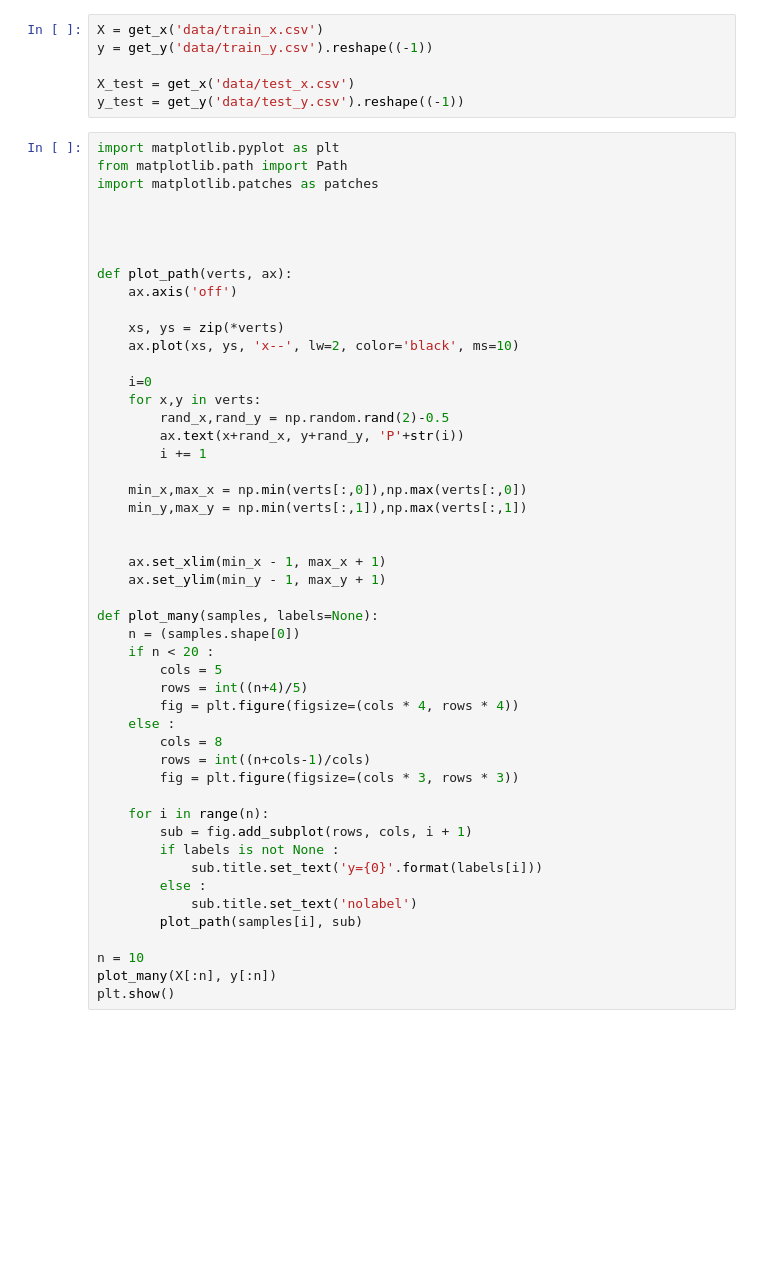
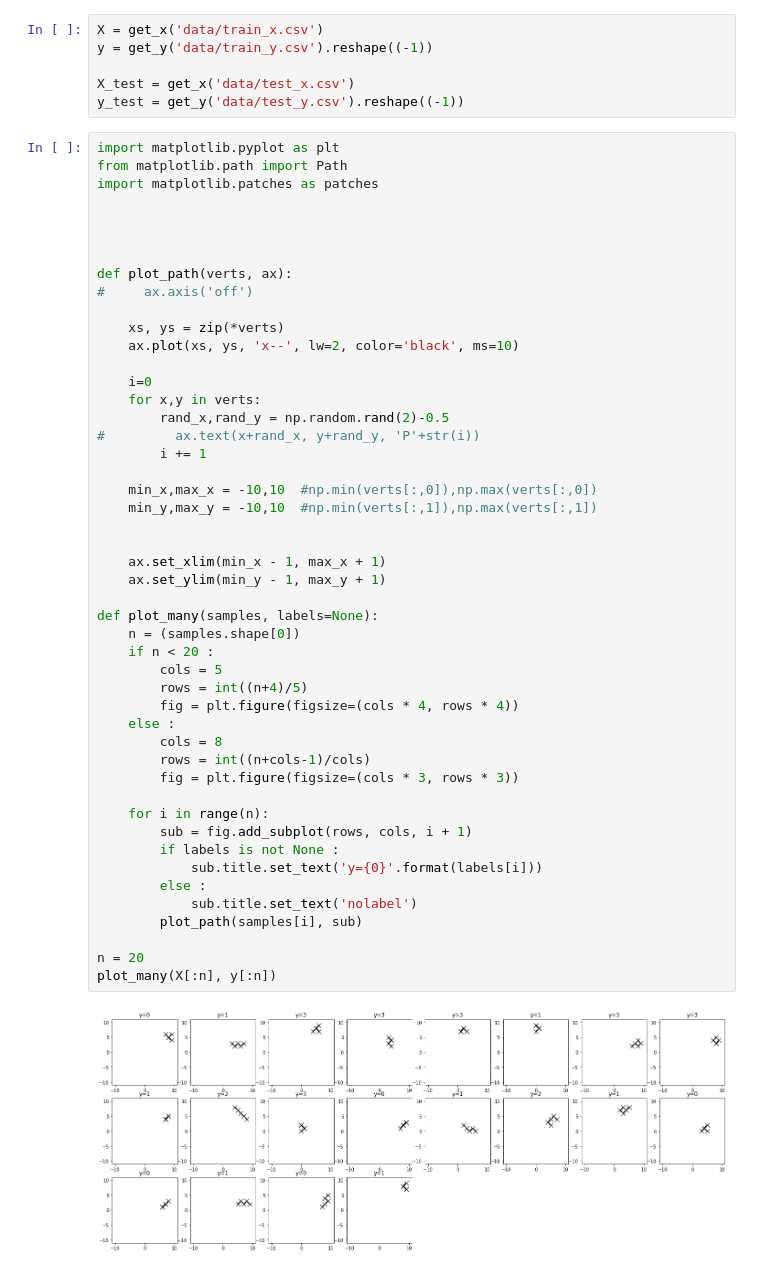
Before and after one commit to kboroszko/NN3, a Jupyter notebook: LSTM-Embedding.ipynb, the cells around one changed output. Cells and saved outputs as stored; diff of their text form; blank space fills up the shorter version.

```diff
--- a/LSTM-Embedding.ipynb
+++ b/LSTM-Embedding.ipynb
@@ -29,7 +31,7 @@ import matplotlib.patches as patches
 
 
 def plot_path(verts, ax):
-    ax.axis('off')
+#     ax.axis('off')
 
     xs, ys = zip(*verts)
     ax.plot(xs, ys, 'x--', lw=2, color='black', ms=10)
@@ -37,35 +39,36 @@ def plot_path(verts, ax):
     i=0
     for x,y in verts:
         rand_x,rand_y = np.random.rand(2)-0.5
-        ax.text(x+rand_x, y+rand_y, 'P'+str(i))
+#         ax.text(x+rand_x, y+rand_y, 'P'+str(i))
         i += 1
 
-    min_x,max_x = np.min(verts[:,0]),np.max(verts[:,0])
-    min_y,max_y = np.min(verts[:,1]),np.max(verts[:,1])
+    min_x,max_x = -10,10  #np.min(verts[:,0]),np.max(verts[:,0])
+    min_y,max_y = -10,10  #np.min(verts[:,1]),np.max(verts[:,1])
 
 
     ax.set_xlim(min_x - 1, max_x + 1)
     ax.set_ylim(min_y - 1, max_y + 1)
 
 def plot_many(samples, labels=None):
     n = (samples.shape[0])
     if n < 20 :
         cols = 5
         rows = int((n+4)/5)
         fig = plt.figure(figsize=(cols * 4, rows * 4))
     else :
         cols = 8
         rows = int((n+cols-1)/cols)
         fig = plt.figure(figsize=(cols * 3, rows * 3))
 
     for i in range(n):
         sub = fig.add_subplot(rows, cols, i + 1)
         if labels is not None :
             sub.title.set_text('y={0}'.format(labels[i]))
         else :
             sub.title.set_text('nolabel')
         plot_path(samples[i], sub)
 
-n = 10
+n = 20
 plot_many(X[:n], y[:n])
-plt.show()
+# %% [output]
+[figure, added]
```
Also changed, not shown: parts of 25 cells of this notebook, 2 other files.
